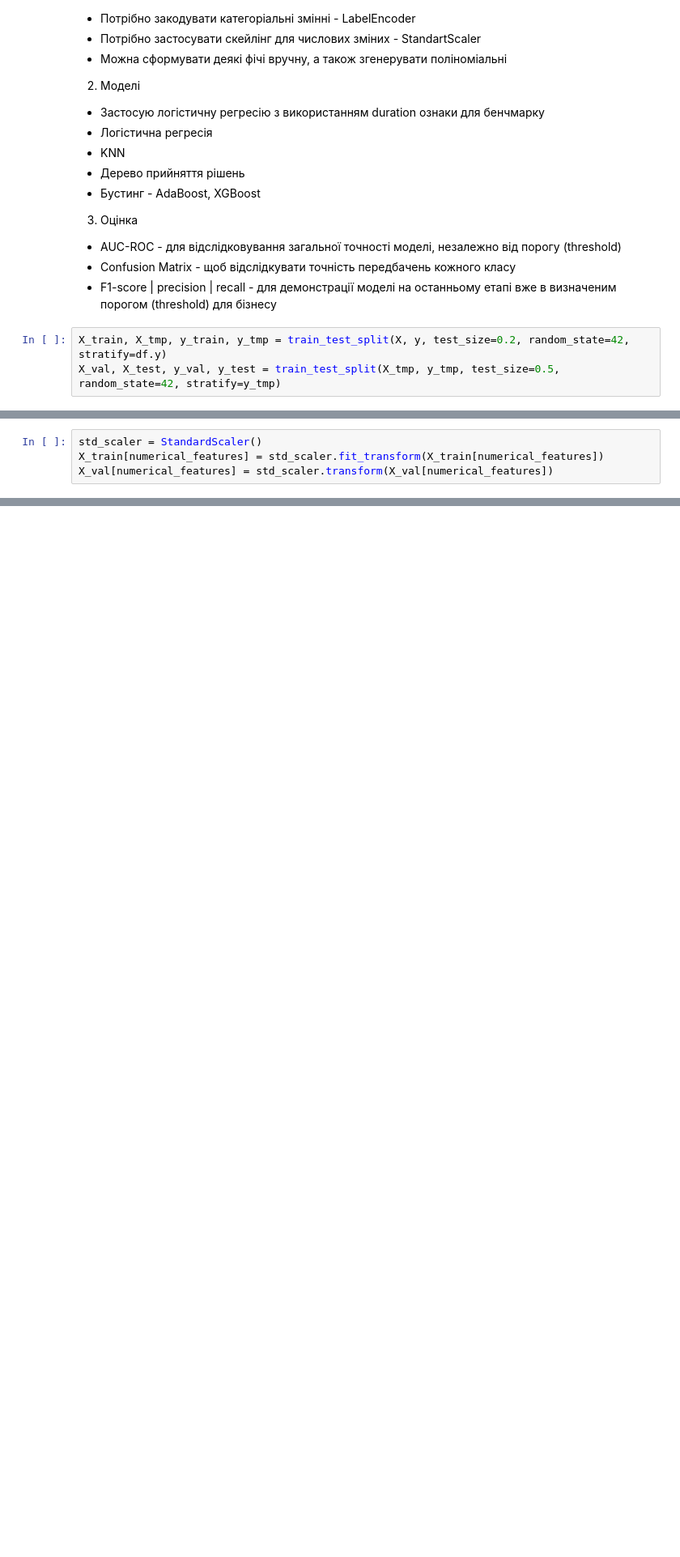
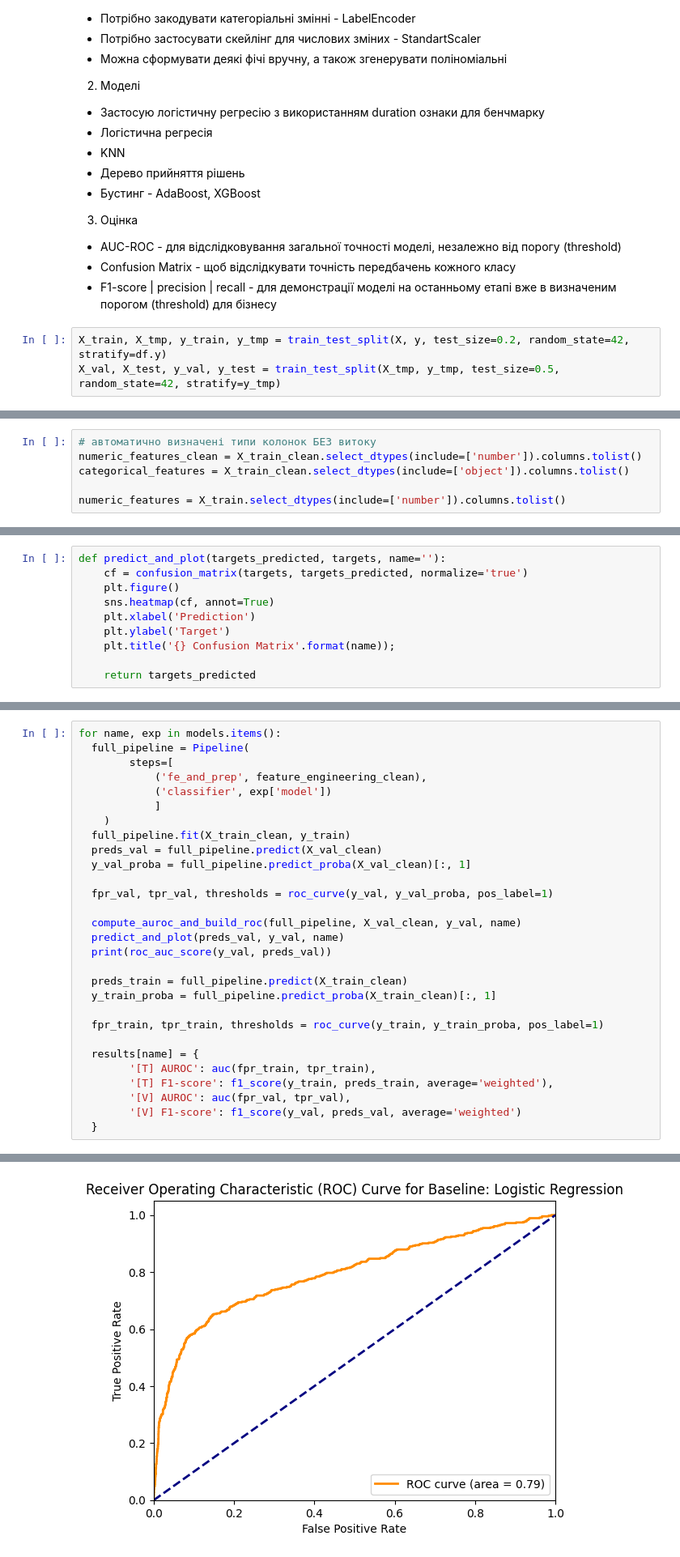
Before and after one commit to ikonieva/BankMarketingData_Classification_DS_Project, a Jupyter notebook: BankMarketingDataset_ML_pipline.ipynb, the cells around one changed output, grey strips where cells are left out. Shown at 81% size. Saved outputs shown, nothing was run; the diff lists cells and outputs as text; blank space fills up the shorter version.

```diff
--- a/BankMarketingDataset_ML_pipline.ipynb
+++ b/BankMarketingDataset_ML_pipline.ipynb
@@ -494,4 +141,0 @@ X_val[categorical_features] = ord_encoder.transform(X_val[categorical_features])
-# %%
-std_scaler = StandardScaler()
-X_train[numerical_features] = std_scaler.fit_transform(X_train[numerical_features])
-X_val[numerical_features] = std_scaler.transform(X_val[numerical_features])
@@ -517,0 +148,6 @@ plot_roc(ax, X_train_pca, y_train, X_test_pca, y_test, 'Original Dataset')
+# %%
+# автоматично визначені типи колонок БЕЗ витоку
+numeric_features_clean = X_train_clean.select_dtypes(include=['number']).columns.tolist()
+categorical_features = X_train_clean.select_dtypes(include=['object']).columns.tolist()
+
+numeric_features = X_train.select_dtypes(include=['number']).columns.tolist()
@@ -517,0 +377,10 @@ plot_roc(ax, X_train_pca, y_train, X_test_pca, y_test, 'Original Dataset')
+# %%
+def predict_and_plot(targets_predicted, targets, name=''):
+    cf = confusion_matrix(targets, targets_predicted, normalize='true')
+    plt.figure()
+    sns.heatmap(cf, annot=True)
+    plt.xlabel('Prediction')
+    plt.ylabel('Target')
+    plt.title('{} Confusion Matrix'.format(name));
+
+    return targets_predicted
@@ -517,0 +389,30 @@ plot_roc(ax, X_train_pca, y_train, X_test_pca, y_test, 'Original Dataset')
+# %%
+for name, exp in models.items():
+  full_pipeline = Pipeline(
+        steps=[
+            ('fe_and_prep', feature_engineering_clean),
+            ('classifier', exp['model'])
+            ]
+    )
+  full_pipeline.fit(X_train_clean, y_train)
+  preds_val = full_pipeline.predict(X_val_clean)
+  y_val_proba = full_pipeline.predict_proba(X_val_clean)[:, 1]
+
+  fpr_val, tpr_val, thresholds = roc_curve(y_val, y_val_proba, pos_label=1)
+
+  compute_auroc_and_build_roc(full_pipeline, X_val_clean, y_val, name)
+  predict_and_plot(preds_val, y_val, name)
+  print(roc_auc_score(y_val, preds_val))
+
+  preds_train = full_pipeline.predict(X_train_clean)
+  y_train_proba = full_pipeline.predict_proba(X_train_clean)[:, 1]
+
+  fpr_train, tpr_train, thresholds = roc_curve(y_train, y_train_proba, pos_label=1)
+
+  results[name] = {
+        '[T] AUROC': auc(fpr_train, tpr_train),
+        '[T] F1-score': f1_score(y_train, preds_train, average='weighted'),
+        '[V] AUROC': auc(fpr_val, tpr_val),
+        '[V] F1-score': f1_score(y_val, preds_val, average='weighted')
+  }
+# %% [output]
@@ -517,0 +420 @@ plot_roc(ax, X_train_pca, y_train, X_test_pca, y_test, 'Original Dataset')
+[figure, added]
```
Also changed, not shown: parts of 56 cells of this notebook, 1 other file.
